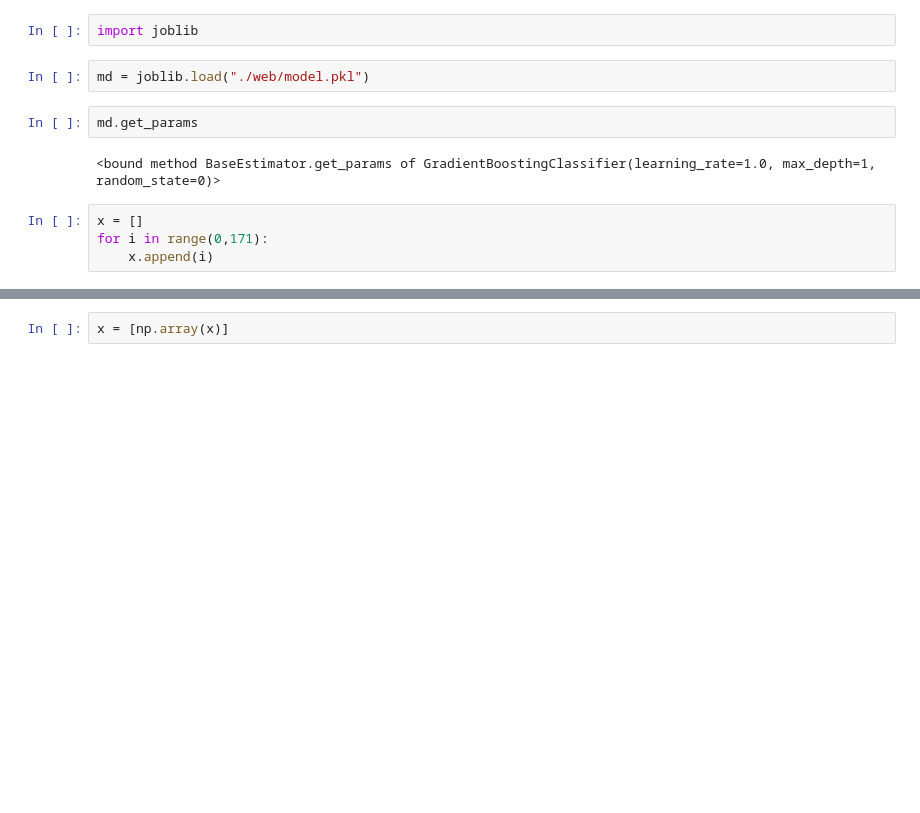
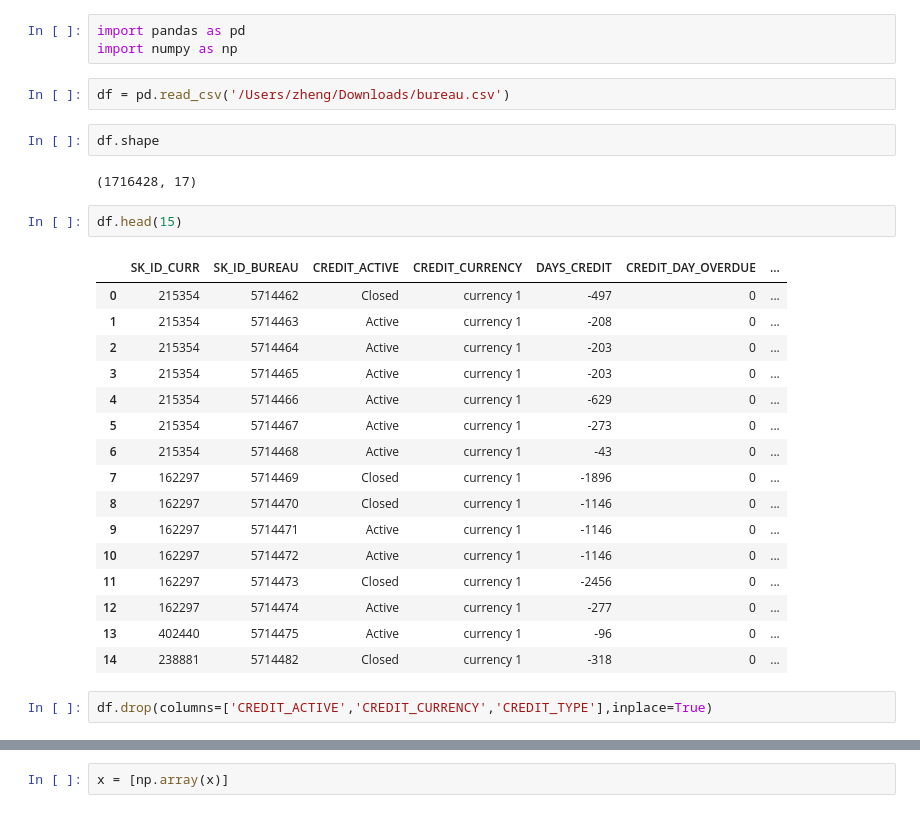
Before and after one commit to nickync/JPMLE, a Jupyter notebook: Untitled1.ipynb, the cells around one changed output, grey strips where cells are left out. Drawn from its saved outputs; the diff is of its cells as text; blank space fills up the shorter version.

```diff
--- a/Untitled1.ipynb
+++ b/Untitled1.ipynb
@@ -1,12 +1,30 @@
 # %%
-import joblib
+import pandas as pd
+import numpy as np
 # %%
-md = joblib.load("./web/model.pkl")
+df = pd.read_csv('/Users/zheng/Downloads/bureau.csv')
 # %%
-md.get_params
+df.shape
 # %% [output]
-<bound method BaseEstimator.get_params of GradientBoostingClassifier(learning_rate=1.0, max_depth=1, random_state=0)>
+(1716428, 17)
 # %%
-x = []
-for i in range(0,171):
-    x.append(i)
+df.head(15)
+# %% [output]
+|  | SK_ID_CURR | SK_ID_BUREAU | CREDIT_ACTIVE | CREDIT_CURRENCY | DAYS_CREDIT | CREDIT_DAY_OVERDUE | ... |
+| 0 | 215354 | 5714462 | Closed | currency 1 | -497 | 0 | ... |
+| 1 | 215354 | 5714463 | Active | currency 1 | -208 | 0 | ... |
+| 2 | 215354 | 5714464 | Active | currency 1 | -203 | 0 | ... |
+| 3 | 215354 | 5714465 | Active | currency 1 | -203 | 0 | ... |
+| 4 | 215354 | 5714466 | Active | currency 1 | -629 | 0 | ... |
+| 5 | 215354 | 5714467 | Active | currency 1 | -273 | 0 | ... |
+| 6 | 215354 | 5714468 | Active | currency 1 | -43 | 0 | ... |
+| 7 | 162297 | 5714469 | Closed | currency 1 | -1896 | 0 | ... |
+| 8 | 162297 | 5714470 | Closed | currency 1 | -1146 | 0 | ... |
+| 9 | 162297 | 5714471 | Active | currency 1 | -1146 | 0 | ... |
+| 10 | 162297 | 5714472 | Active | currency 1 | -1146 | 0 | ... |
+| 11 | 162297 | 5714473 | Closed | currency 1 | -2456 | 0 | ... |
+| 12 | 162297 | 5714474 | Active | currency 1 | -277 | 0 | ... |
+| 13 | 402440 | 5714475 | Active | currency 1 | -96 | 0 | ... |
+| 14 | 238881 | 5714482 | Closed | currency 1 | -318 | 0 | ... |
+# %%
+df.drop(columns=['CREDIT_ACTIVE','CREDIT_CURRENCY','CREDIT_TYPE'],inplace=True)
```
Also changed, not shown: parts of 15 cells of this notebook, 7 other files.
